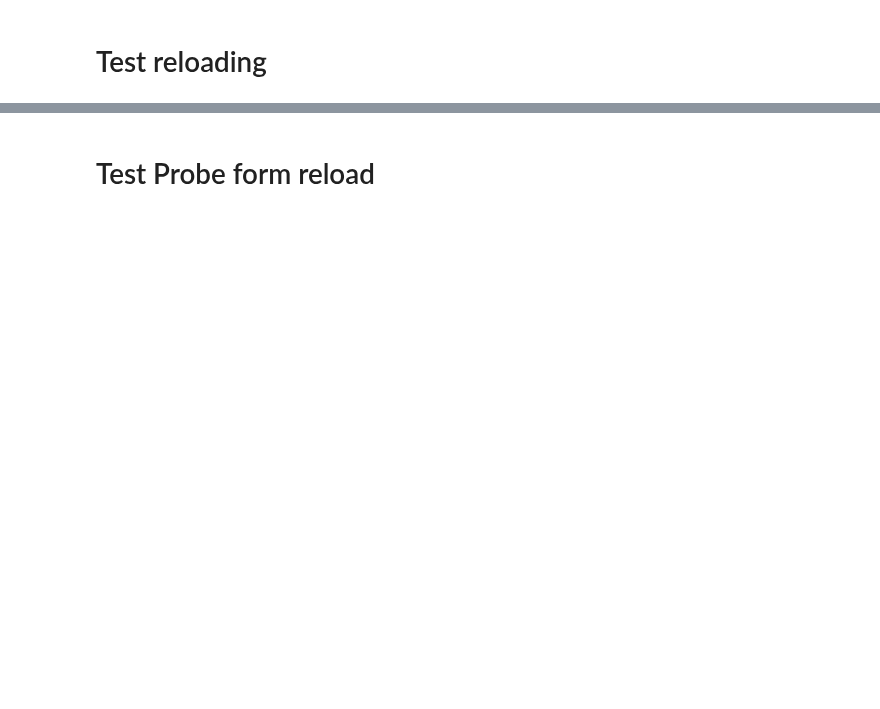
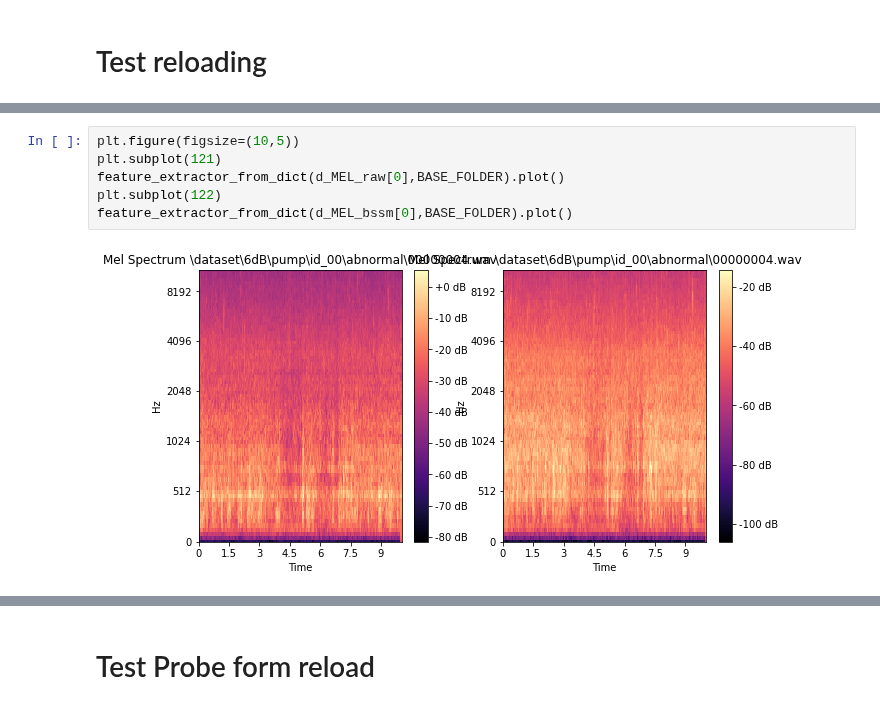
Before and after one commit to BA-HanseML/NF_Prj_MIMII_Dataset, a Jupyter notebook: feature_extraction_diagrams/exdia_v1_dev.ipynb, the cells around one changed output, grey strips where cells are left out. Saved outputs shown, nothing was run; the diff lists cells and outputs as text; blank space fills up the shorter version.

```diff
--- a/feature_extraction_diagrams/exdia_v1_dev.ipynb
+++ b/feature_extraction_diagrams/exdia_v1_dev.ipynb
@@ -103,0 +105,8 @@ feature_extractor_from_dict(dd[0],BASE_FOLDER).plot()
+# %%
+plt.figure(figsize=(10,5))
+plt.subplot(121)
+feature_extractor_from_dict(d_MEL_raw[0],BASE_FOLDER).plot()
+plt.subplot(122)
+feature_extractor_from_dict(d_MEL_bssm[0],BASE_FOLDER).plot()
+# %% [output]
+[figure, added]
```
Also changed, not shown: parts of 11 cells of this notebook, 1 other file.
